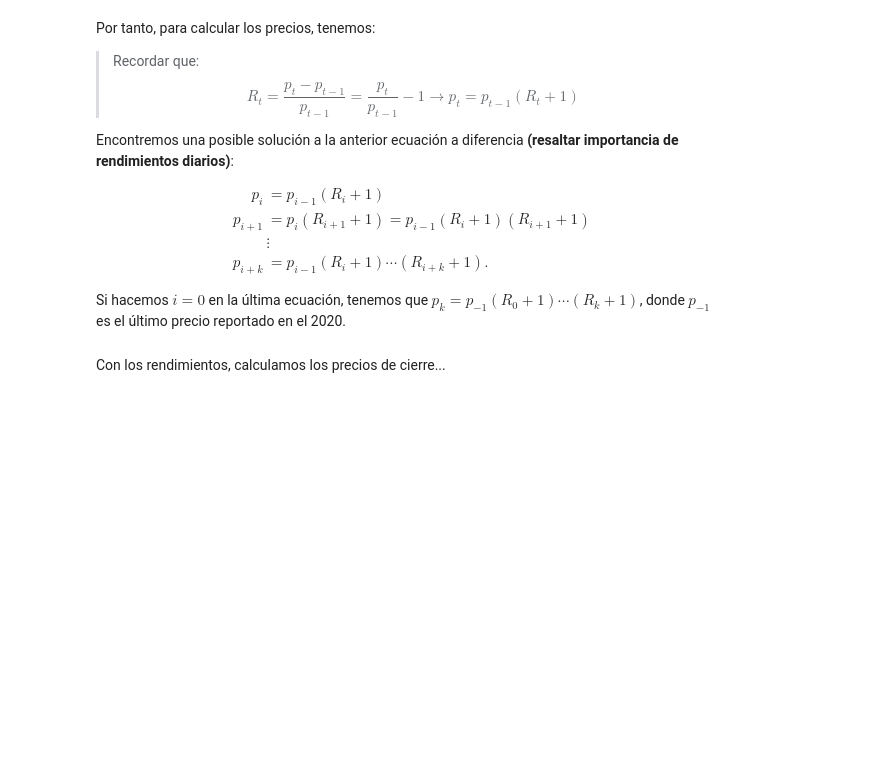
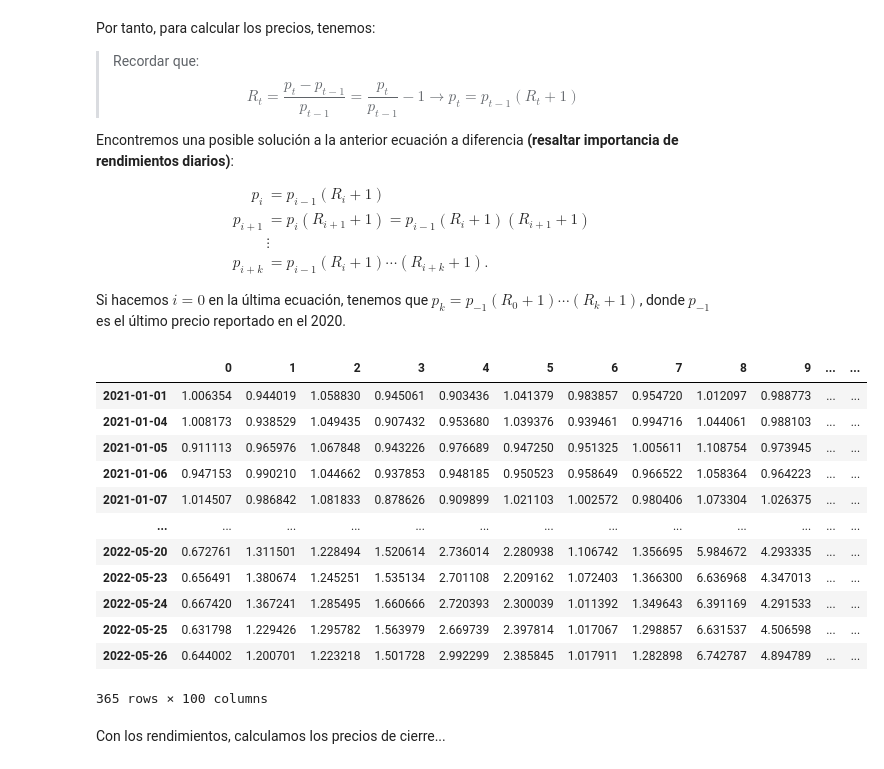
Before and after one commit to kodharius/SimMat-2022-2, a Jupyter notebook: Modulo 2/Clase13_ProbabilidadPrecioUmbral .ipynb, the cells around one changed output. Saved outputs shown, nothing was run; the diff lists cells and outputs as text; code cells hidden in the pictures; blank space fills up the shorter version.

```diff
--- a/Modulo 2/Clase13_ProbabilidadPrecioUmbral .ipynb
+++ b/Modulo 2/Clase13_ProbabilidadPrecioUmbral .ipynb
@@ -179,6 +210,22 @@ p_{i+k}&=p_{i-1}(R_i+1)\cdots(R_{i+k}+1).
 \end{align}$$
 
 Si hacemos $i=0$ en la última ecuación, tenemos que $p_{k}=p_{-1}(R_0+1)\cdots(R_{k}+1)$, donde $p_{-1}$ es el último precio reportado en el 2020.
+# %%
+(rend_simu_TSLA + 1).cumprod()
+# %% [output]
+|  | 0 | 1 | 2 | 3 | 4 | 5 | 6 | 7 | 8 | 9 | ... | ... |
+| 2021-01-01 | 1.006354 | 0.944019 | 1.058830 | 0.945061 | 0.903436 | 1.041379 | 0.983857 | 0.954720 | 1.012097 | 0.988773 | ... | ... |
+| 2021-01-04 | 1.008173 | 0.938529 | 1.049435 | 0.907432 | 0.953680 | 1.039376 | 0.939461 | 0.994716 | 1.044061 | 0.988103 | ... | ... |
+| 2021-01-05 | 0.911113 | 0.965976 | 1.067848 | 0.943226 | 0.976689 | 0.947250 | 0.951325 | 1.005611 | 1.108754 | 0.973945 | ... | ... |
+| 2021-01-06 | 0.947153 | 0.990210 | 1.044662 | 0.937853 | 0.948185 | 0.950523 | 0.958649 | 0.966522 | 1.058364 | 0.964223 | ... | ... |
+| 2021-01-07 | 1.014507 | 0.986842 | 1.081833 | 0.878626 | 0.909899 | 1.021103 | 1.002572 | 0.980406 | 1.073304 | 1.026375 | ... | ... |
+| ... | ... | ... | ... | ... | ... | ... | ... | ... | ... | ... | ... | ... |
+| 2022-05-20 | 0.672761 | 1.311501 | 1.228494 | 1.520614 | 2.736014 | 2.280938 | 1.106742 | 1.356695 | 5.984672 | 4.293335 | ... | ... |
+| 2022-05-23 | 0.656491 | 1.380674 | 1.245251 | 1.535134 | 2.701108 | 2.209162 | 1.072403 | 1.366300 | 6.636968 | 4.347013 | ... | ... |
+| 2022-05-24 | 0.667420 | 1.367241 | 1.285495 | 1.660666 | 2.720393 | 2.300039 | 1.011392 | 1.349643 | 6.391169 | 4.291533 | ... | ... |
+| 2022-05-25 | 0.631798 | 1.229426 | 1.295782 | 1.563979 | 2.669739 | 2.397814 | 1.017067 | 1.298857 | 6.631537 | 4.506598 | ... | ... |
+| 2022-05-26 | 0.644002 | 1.200701 | 1.223218 | 1.501728 | 2.992299 | 2.385845 | 1.017911 | 1.282898 | 6.742787 | 4.894789 | ... | ... |
+365 rows × 100 columns
 # %% [markdown]
 Con los rendimientos, calculamos los precios de cierre...
 # %%
```
Also changed, not shown: parts of 10 cells of this notebook, 1 other file.
